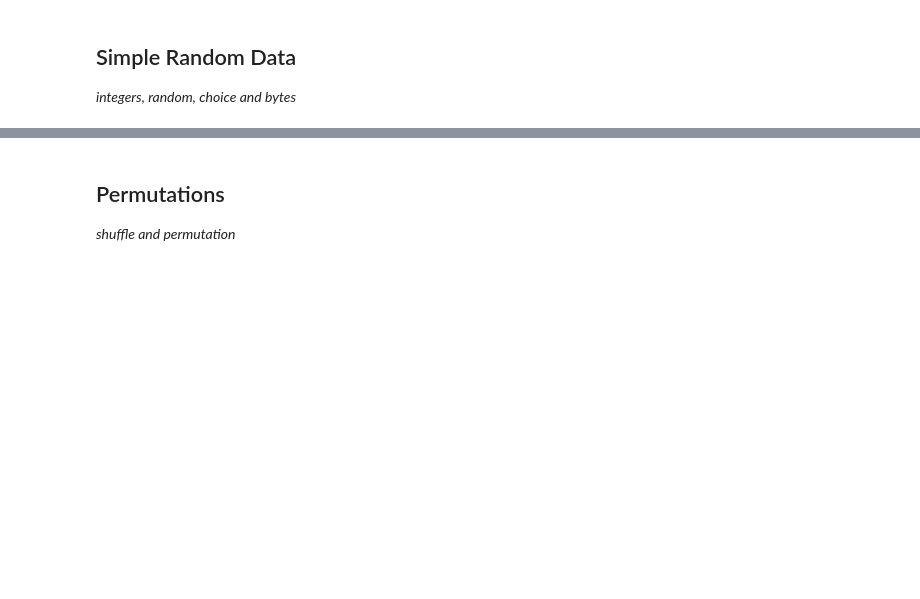
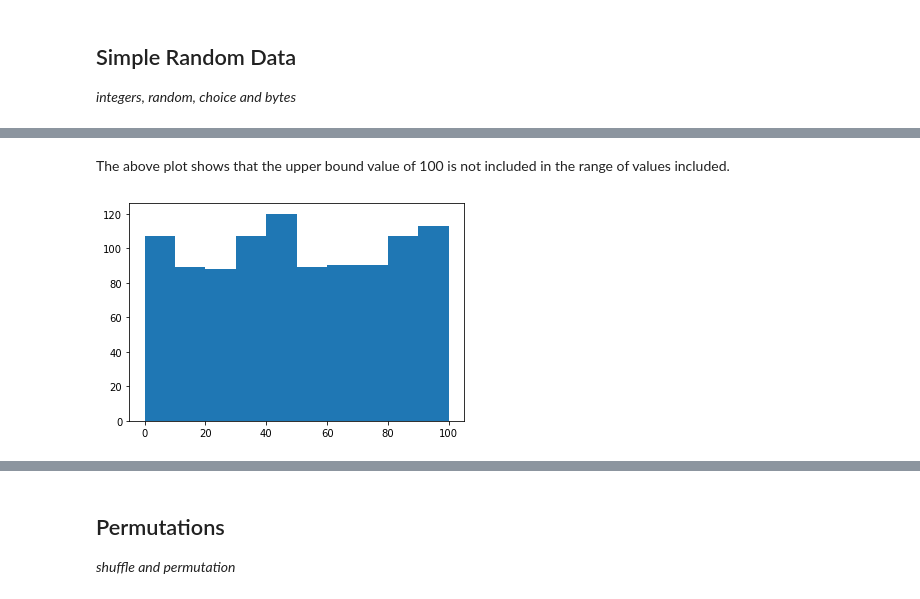
Before and after one commit to dervlac/numpy-assignment, a Jupyter notebook: NumPy Analysis.ipynb, the cells around one changed output, grey strips where cells are left out. Saved outputs shown, nothing was run; the diff lists cells and outputs as text; code cells hidden in the pictures; blank space fills up the shorter version.

```diff
--- a/NumPy Analysis.ipynb
+++ b/NumPy Analysis.ipynb
@@ -25,0 +30,9 @@ plt.show()
+# %% [markdown]
+The above plot shows that the upper bound value of 100 is not included in the range of values included.
+# %%
+# testing the impact of the endpoint parameter
+y1 = rng.integers(100, size=1000, endpoint=True)
+plt.hist(y1)
+plt.show()
+# %% [output]
+[figure, added]
```
Also changed, not shown: parts of 24 cells of this notebook.
